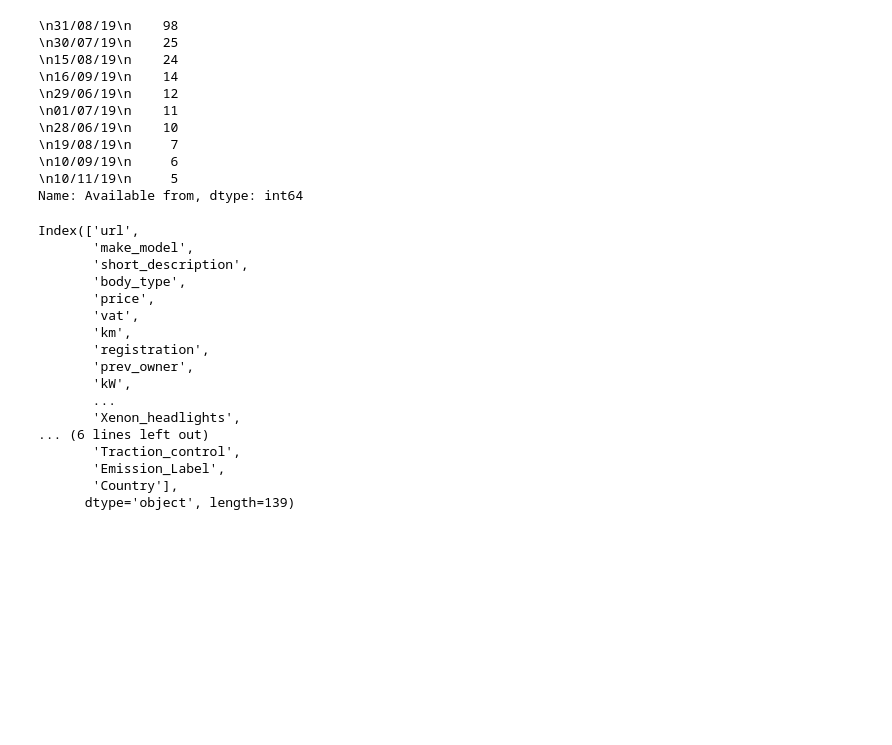
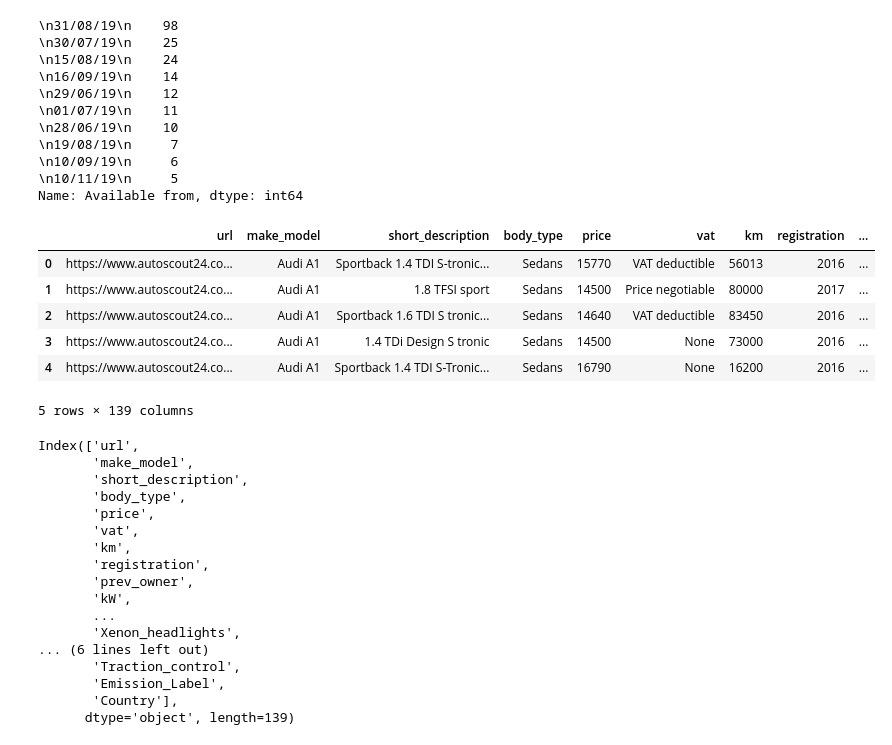
Before and after one commit to StephenKinggg/Data_Science_Course_Repo, a Jupyter notebook: 1. Projects_Assignment/18. DAwPY_Capstone_Project(Auto_Scout)/DAwPython-Capstone (AutoScout) Project.ipynb, the cells around one changed output. Cells and saved outputs as stored; diff of their text form; code cells hidden in the pictures; blank space fills up the shorter version.

```diff
--- a/1. Projects_Assignment/18. DAwPY_Capstone_Project(Auto_Scout)/DAwPython-Capstone (AutoScout) Project.ipynb
+++ b/1. Projects_Assignment/18. DAwPY_Capstone_Project(Auto_Scout)/DAwPython-Capstone (AutoScout) Project.ipynb
@@ -3939,6 +3934,16 @@ df['Available from'].value_counts().head(10)  #silinebilir.
 Name: Available from, dtype: int64
 # %%
 df['Available from'] = df['Available from'].str.extract('(\d{2}/\d{2}/\d{2})')   #.isna().value_counts().head(10)
+# %%
+df.head()
+# %% [output]
+|  | url | make_model | short_description | body_type | price | vat | km | registration | ... |
+| 0 | https://www.autoscout24.co... | Audi A1 | Sportback 1.4 TDI S-tronic... | Sedans | 15770 | VAT deductible | 56013 | 2016 | ... |
+| 1 | https://www.autoscout24.co... | Audi A1 | 1.8 TFSI sport | Sedans | 14500 | Price negotiable | 80000 | 2017 | ... |
+| 2 | https://www.autoscout24.co... | Audi A1 | Sportback 1.6 TDI S tronic... | Sedans | 14640 | VAT deductible | 83450 | 2016 | ... |
+| 3 | https://www.autoscout24.co... | Audi A1 | 1.4 TDi Design S tronic | Sedans | 14500 | None | 73000 | 2016 | ... |
+| 4 | https://www.autoscout24.co... | Audi A1 | Sportback 1.4 TDI S-Tronic... | Sedans | 16790 | None | 16200 | 2016 | ... |
+5 rows × 139 columns
 # %%
 df.columns
 # %% [output]
```
Also changed, not shown: parts of 5 cells of this notebook, 1 other file.
